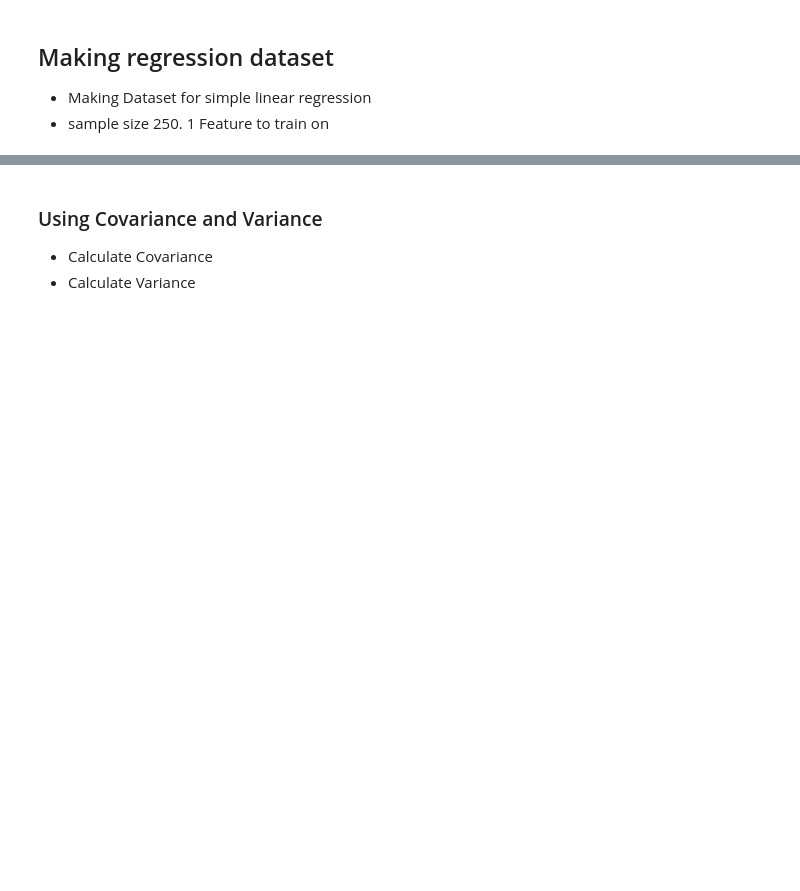
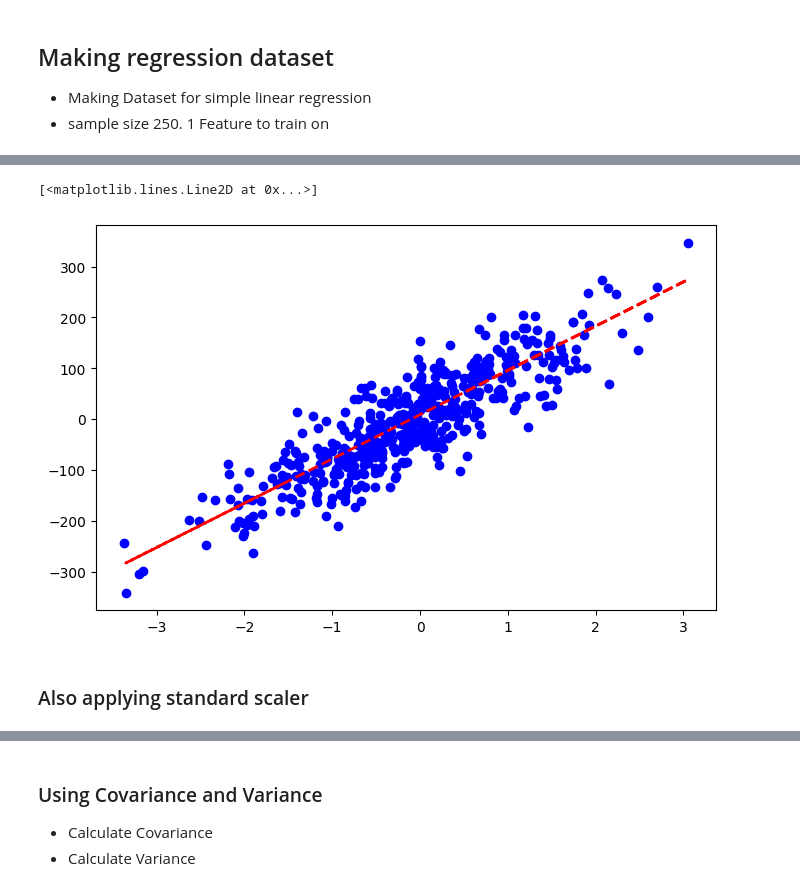
Before and after one commit to sid-146/ml-algo, a Jupyter notebook: regression_from_scratch.ipynb, the cells around one changed output, grey strips where cells are left out. Saved outputs shown, nothing was run; the diff lists cells and outputs as text; code cells hidden in the pictures; blank space fills up the shorter version.

Commit message:
updated regression

```diff
--- a/regression_from_scratch.ipynb
+++ b/regression_from_scratch.ipynb
@@ -41,0 +46,26 @@ x_train, x_test, y_train, y_test = train_test_split(
+# %%
+from sklearn.linear_model import LinearRegression
+
+model = LinearRegression()
+model.fit(x_train, y_train)
+
+model.coef_, model.intercept_
+
+y_pred = model.predict(x_test)
+# %%
+fig, ax = plt.subplots(figsize=(8, 5))
+
+ax.scatter(X, y, color="blue", label="data")
+ax.plot(
+    x_test,
+    y_pred,
+    color="red",
+    label="prediction",
+    linestyle="--",
+    linewidth=2,
+)
+# %% [output]
+[<matplotlib.lines.Line2D at 0x...>]
+[figure, added]
+# %% [markdown]
+### Also applying standard scaler
```
Also changed, not shown: parts of 15 cells of this notebook.
